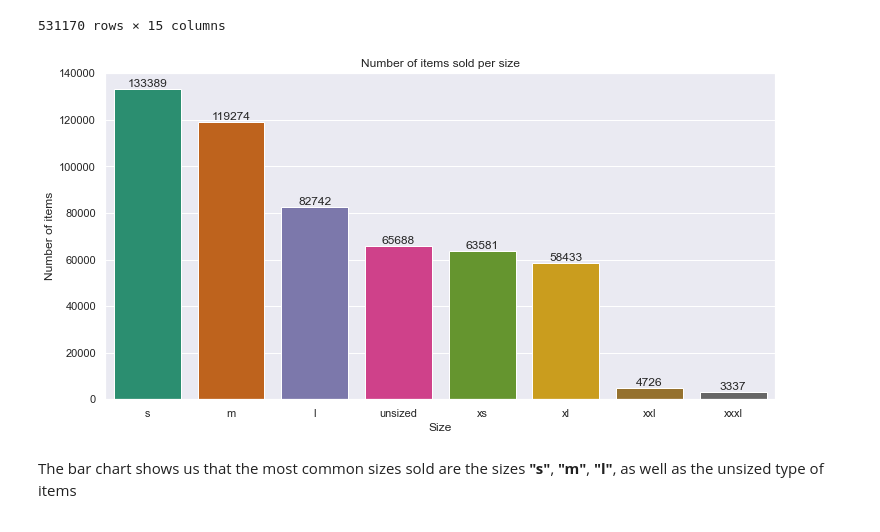
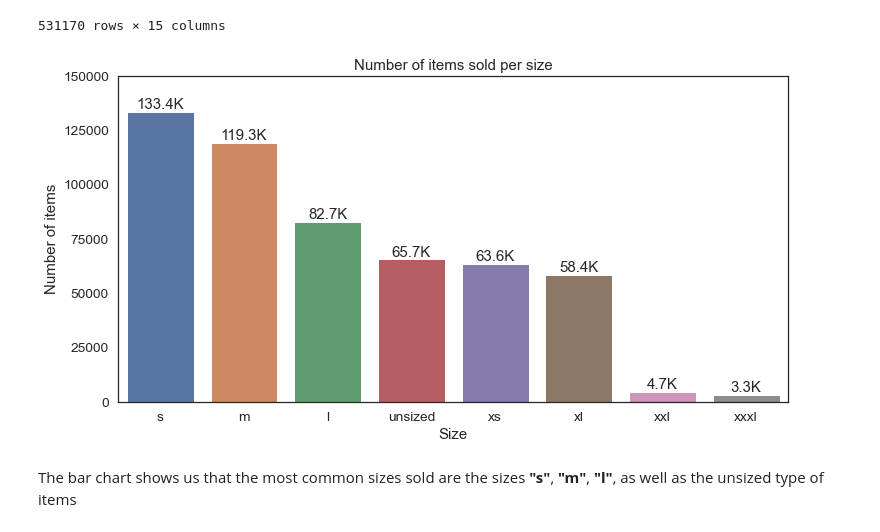
Before and after one commit to teodor-georgiev/Online-Retailer-Analysis-2014, a Jupyter notebook: 1. EDA and Transformation.ipynb, the cells around one changed output. Saved outputs shown, nothing was run; the diff lists cells and outputs as text; code cells hidden in the pictures.

```diff
--- a/1. EDA and Transformation.ipynb
+++ b/1. EDA and Transformation.ipynb
@@ -131,17 +131,6 @@ plot.set_title("Items ordered per day", fontsize=18)
 plt.show()
 # %% [output]
 [figure]
-# %%
-import warnings
-warnings.filterwarnings('ignore')
-import pandas as pd
-import numpy as np
-import matplotlib.pyplot as plt
-import seaborn as sns
-sns.set_style("white")
-# sns.set_theme()
-import datetime
-from scipy.stats import ttest_ind
 # %% [markdown]
 Overall the line chart has **4 big peaks** which coincide with the seasons of the year and the holidays around Christmas and New Year's Eve. The biggest spike in sales is around the end of June. The reason for this could be a **summer sale** and the fact that people are more likely to buy items in the summertime, maybe in preparation for their summer vacation, or to refresh their wardrobe in preparation for the summer. A slight downward trend in the number of items sold can be seen between the end of September and the end of December.
 # %% [markdown]
@@ -337,16 +324,24 @@ df_combined
 | 531168 | 50077 | 2013-04-28 | 2013-05-02 | 2452 | m | white | 5 | 59.90 | 91922 | ... |
 | 531169 | 50078 | 2013-04-28 | 2013-05-02 | 2452 | m | black | 5 | 59.90 | 91922 | ... |
 531170 rows × 15 columns
+# %%
+def format_labels(label_value):
+    if label_value >= 1e6:
+        return "{:.1f}M".format(label_value / 1e6)
+    elif label_value >= 1e3:
+        return "{:.1f}K".format(label_value / 1e3)
+    else:
+        return label_value
 # %%
 size_dict = df_combined["size"].value_counts().to_dict()
 # barplot of items sold by size
 plt.figure(figsize=(12, 6))
 plot = sns.barplot(x = list(size_dict.keys()), y = list(size_dict.values()))
-plot.set(xlabel = "Size", ylabel = "Number of items", title = "Number of items sold per size")
-plot.bar_label(plot.containers[0])
+plot.set(xlabel = "Size", ylabel = "Number of items", title = "Number of items sold per size",yticks = np.arange(0, 175000, step = 25000))
+plot.bar_label(plot.containers[0], labels=[format_labels(val) for val in size_dict.values()])
 plt.show()
 # %% [output]
-[figure, old version]
+[figure, new version]
 # %% [markdown]
 The bar chart shows us that the most common sizes sold are the sizes **"s"**, **"m"**, **"l"**, as well as the unsized type of items
 # %% [markdown]
```
Also changed, not shown: parts of 6 cells of this notebook.
